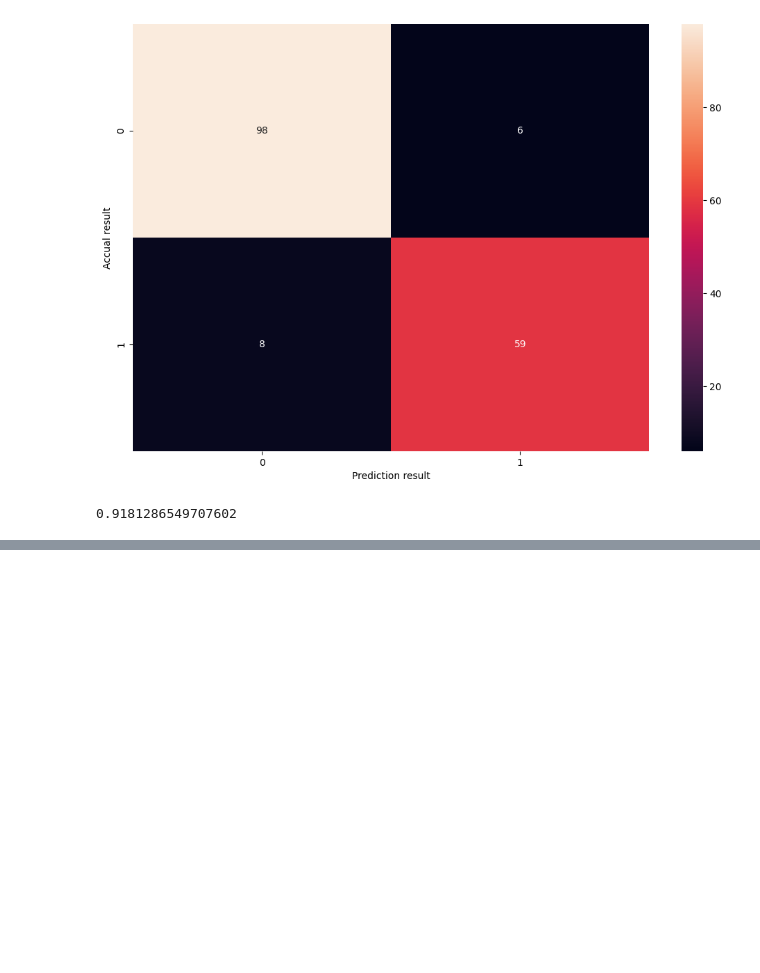
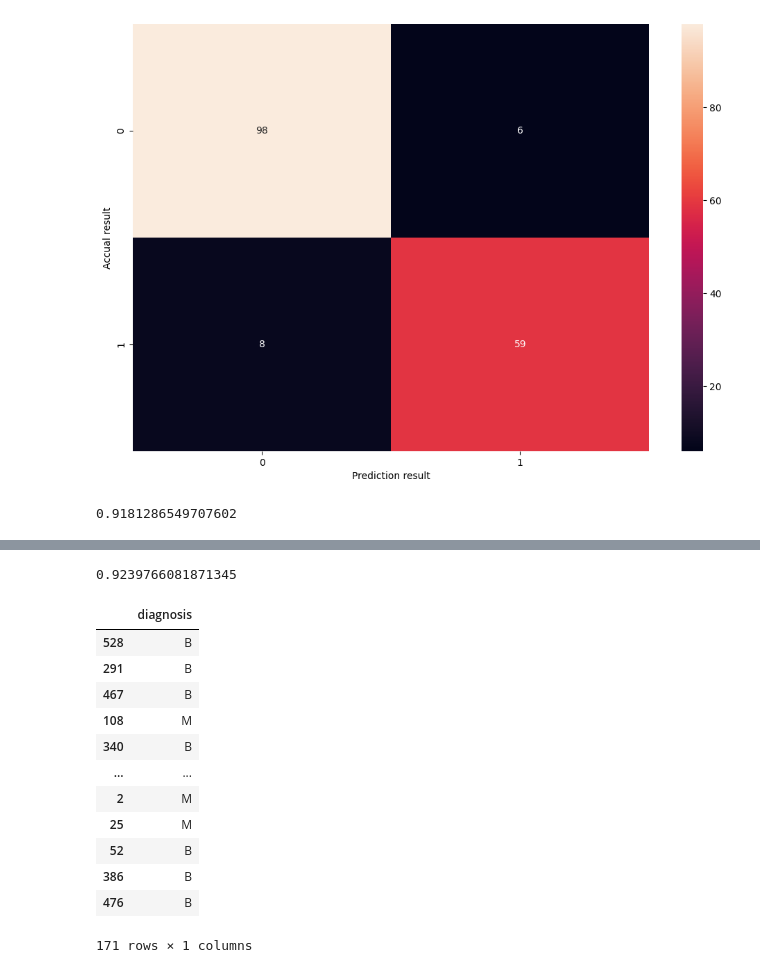
Before and after one commit to jarinraya02/Machine_Learning_Course, a Jupyter notebook: Assignment 3/Class 7_KNN Classification.ipynb, the cells around one changed output, grey strips where cells are left out. Cells and saved outputs as stored; diff of their text form; code cells hidden in the pictures; blank space fills up the shorter version.

```diff
--- a/Assignment 3/Class 7_KNN Classification.ipynb
+++ b/Assignment 3/Class 7_KNN Classification.ipynb
@@ -257,0 +313,4 @@ ne_disp = RocCurveDisplay.from_estimator(ne, xtest, ytest)
+# %%
+accuracy_score(ytest, pred)
+# %% [output]
+0.9239766081871345
@@ -257,0 +321,18 @@ ne_disp = RocCurveDisplay.from_estimator(ne, xtest, ytest)
+# %%
+ytest2 = ytest.copy()
+# %%
+ytest2
+# %% [output]
+|  | diagnosis |
+| 528 | B |
+| 291 | B |
+| 467 | B |
+| 108 | M |
+| 340 | B |
+| ... | ... |
+| 2 | M |
+| 25 | M |
+| 52 | B |
+| 386 | B |
+| 476 | B |
+171 rows × 1 columns
```
Also changed, not shown: parts of 20 cells of this notebook, 1 other file.
